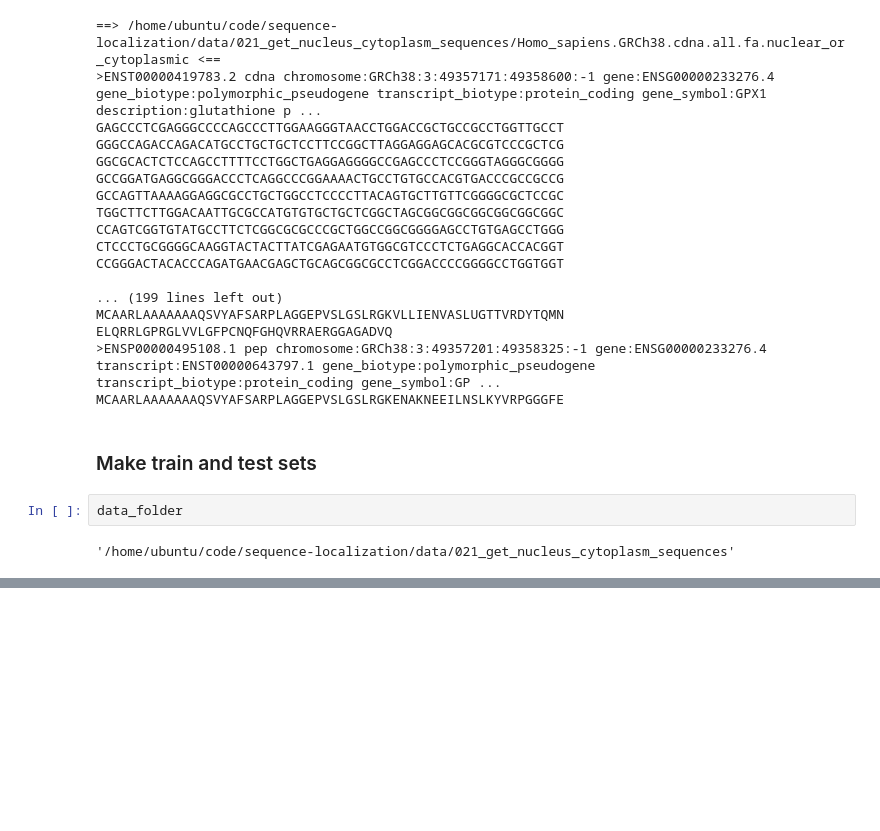
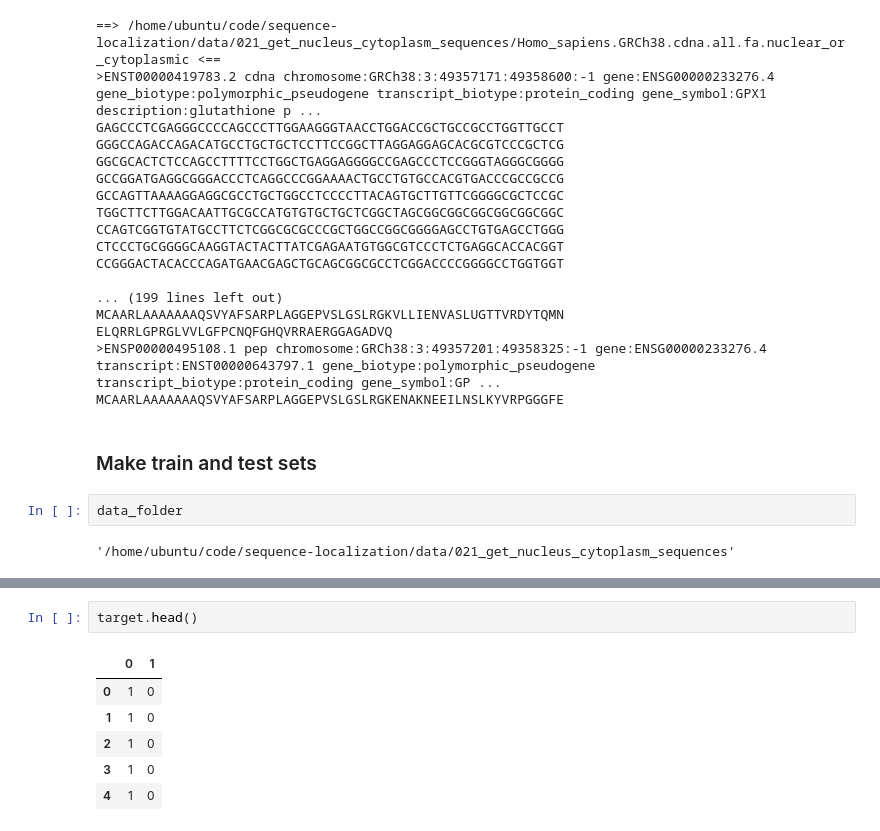
Before and after one commit to czbiohub/sequence-localization, a Jupyter notebook: notebooks/021_get_nucleus_cytoplasm_sequences.ipynb, the cells around one changed output, grey strips where cells are left out. Cells and saved outputs as stored; diff of their text form; blank space fills up the shorter version.

```diff
--- a/notebooks/021_get_nucleus_cytoplasm_sequences.ipynb
+++ b/notebooks/021_get_nucleus_cytoplasm_sequences.ipynb
@@ -297,2 +317,11 @@ IndexError: index 21588 is out of bounds for axis 0 with size 21588
+# %%
+target.head()
+# %% [output]
+|  | 0 | 1 |
+| 0 | 1 | 0 |
+| 1 | 1 | 0 |
+| 2 | 1 | 0 |
+| 3 | 1 | 0 |
+| 4 | 1 | 0 |
 # %%
 test_target.tail()
```
Also changed, not shown: parts of 9 cells of this notebook, 19 other files.
